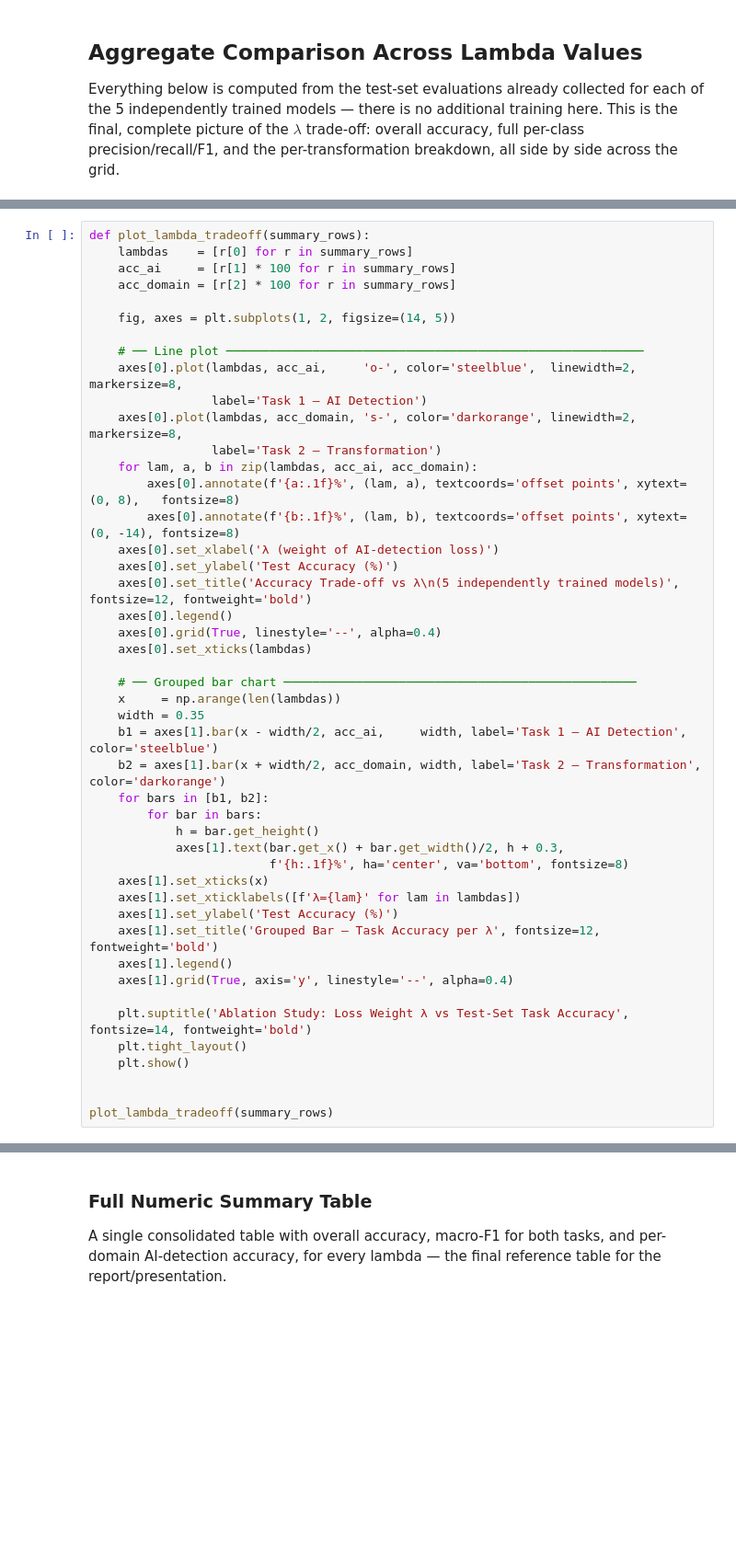
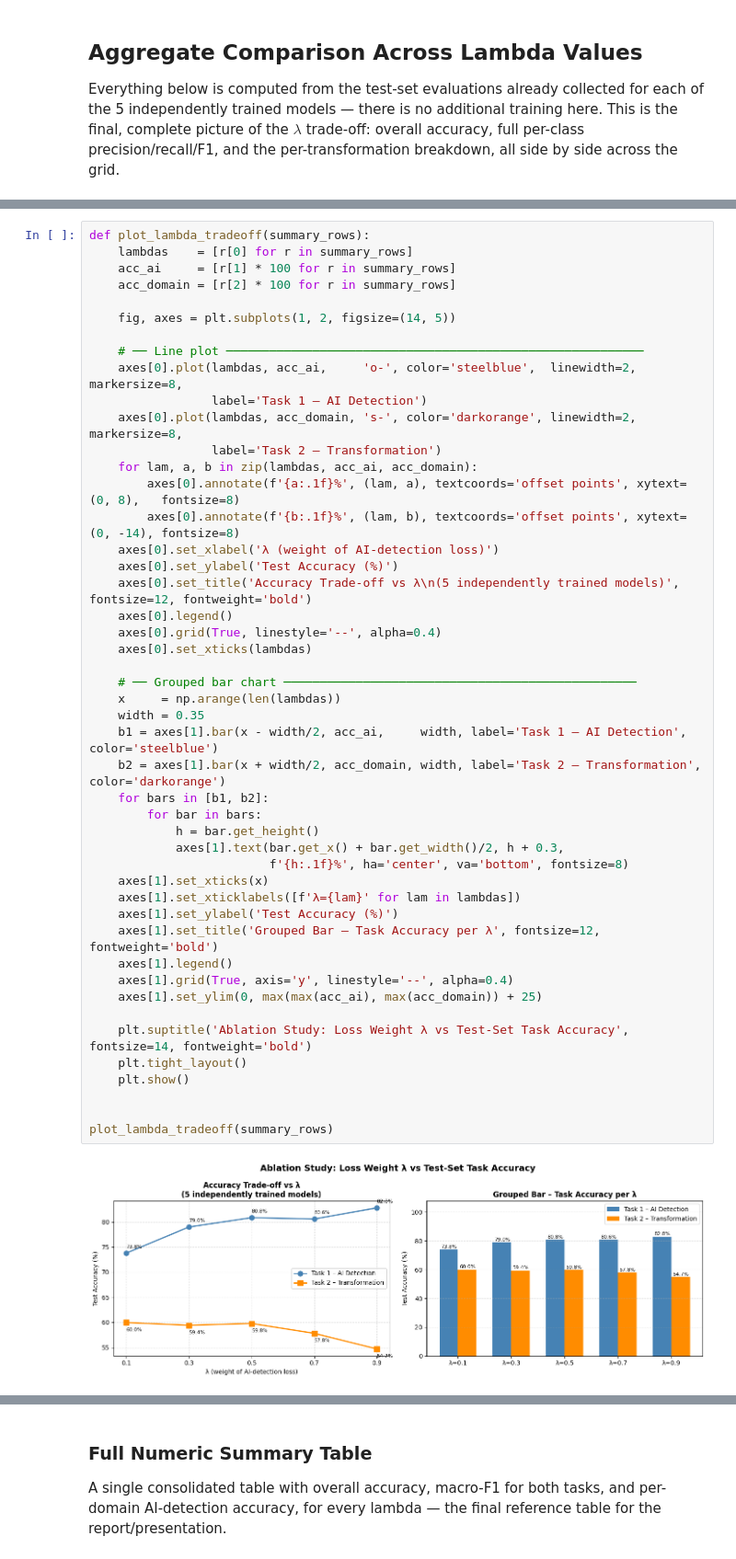
Before and after one commit to mattew-giambo/ComputerVision-Project, a Jupyter notebook: prova.ipynb, the cells around one changed output, grey strips where cells are left out. Shown at 92% size. Saved outputs shown, nothing was run; the diff lists cells and outputs as text; blank space fills up the shorter version.

```diff
--- a/prova.ipynb
+++ b/prova.ipynb
@@ -1137,33 +1200,36 @@ def plot_lambda_tradeoff(summary_rows):
     axes[0].set_xlabel('λ (weight of AI-detection loss)')
     axes[0].set_ylabel('Test Accuracy (%)')
     axes[0].set_title('Accuracy Trade-off vs λ\n(5 independently trained models)', fontsize=12, fontweight='bold')
     axes[0].legend()
     axes[0].grid(True, linestyle='--', alpha=0.4)
     axes[0].set_xticks(lambdas)
 
     # ── Grouped bar chart ─────────────────────────────────────────────────
     x     = np.arange(len(lambdas))
     width = 0.35
     b1 = axes[1].bar(x - width/2, acc_ai,     width, label='Task 1 – AI Detection',   color='steelblue')
     b2 = axes[1].bar(x + width/2, acc_domain, width, label='Task 2 – Transformation', color='darkorange')
     for bars in [b1, b2]:
         for bar in bars:
             h = bar.get_height()
             axes[1].text(bar.get_x() + bar.get_width()/2, h + 0.3,
                          f'{h:.1f}%', ha='center', va='bottom', fontsize=8)
     axes[1].set_xticks(x)
     axes[1].set_xticklabels([f'λ={lam}' for lam in lambdas])
     axes[1].set_ylabel('Test Accuracy (%)')
     axes[1].set_title('Grouped Bar – Task Accuracy per λ', fontsize=12, fontweight='bold')
     axes[1].legend()
     axes[1].grid(True, axis='y', linestyle='--', alpha=0.4)
+    axes[1].set_ylim(0, max(max(acc_ai), max(acc_domain)) + 25)
 
     plt.suptitle('Ablation Study: Loss Weight λ vs Test-Set Task Accuracy', fontsize=14, fontweight='bold')
     plt.tight_layout()
     plt.show()
 
 
 plot_lambda_tradeoff(summary_rows)
+# %% [output]
+[figure, added]
 # %%
 def plot_per_class_f1_across_lambda(test_predictions, lambda_values, class_names, label_key, title):
     """Heatmap: rows = lambda, cols = class, values = F1-score on the test set."""
```
Also changed, not shown: parts of 11 cells of this notebook.
